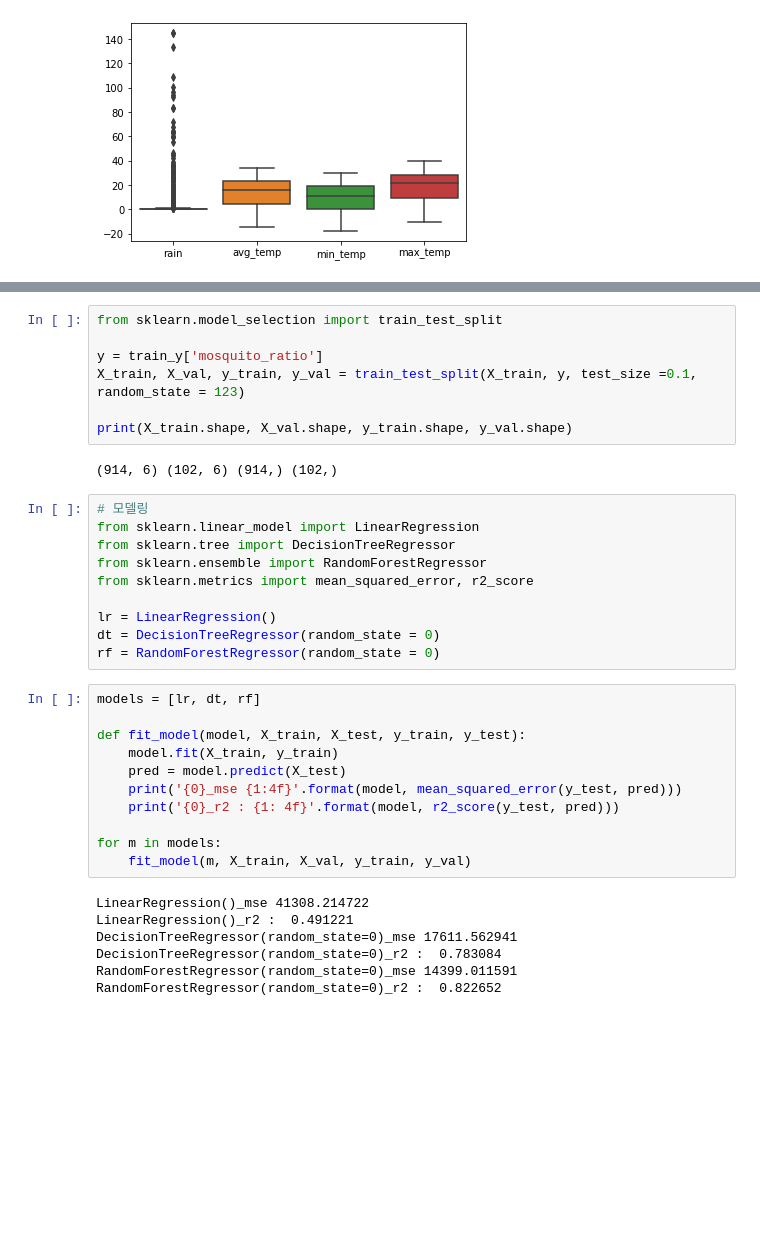
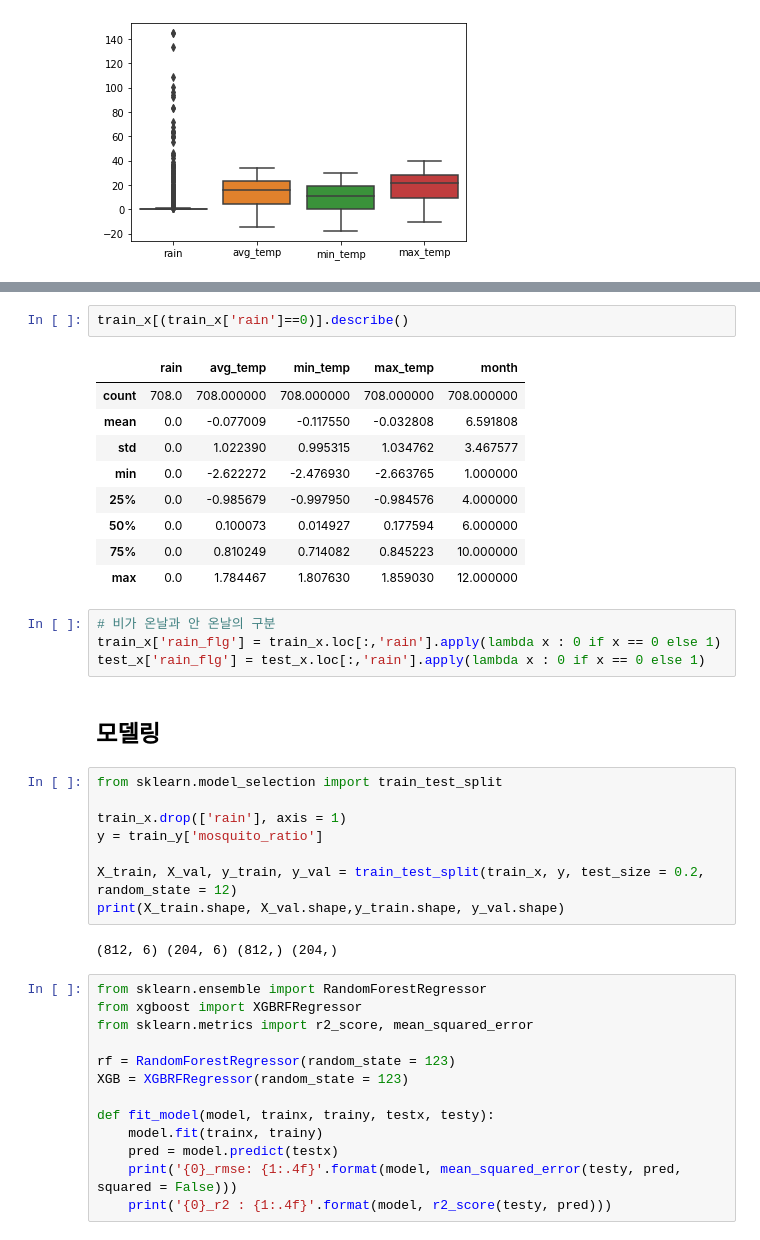
Before and after one commit to Hyeryeong-Cho/TIL, a Jupyter notebook: ML/빅분기실기_서울시모기발생상황지표_210617.ipynb, the cells around one changed output, grey strips where cells are left out. Saved outputs shown, nothing was run; the diff lists cells and outputs as text; blank space fills up the shorter version.

```diff
--- a/ML/빅분기실기_서울시모기발생상황지표_210617.ipynb
+++ b/ML/빅분기실기_서울시모기발생상황지표_210617.ipynb
@@ -119,37 +124,41 @@ X_test = scaler.transform(scaled_test)
+# %%
+train_x[(train_x['rain']==0)].describe()
+# %% [output]
+|  | rain | avg_temp | min_temp | max_temp | month |
+| count | 708.0 | 708.000000 | 708.000000 | 708.000000 | 708.000000 |
+| mean | 0.0 | -0.077009 | -0.117550 | -0.032808 | 6.591808 |
+| std | 0.0 | 1.022390 | 0.995315 | 1.034762 | 3.467577 |
+| min | 0.0 | -2.622272 | -2.476930 | -2.663765 | 1.000000 |
+| 25% | 0.0 | -0.985679 | -0.997950 | -0.984576 | 4.000000 |
+| 50% | 0.0 | 0.100073 | 0.014927 | 0.177594 | 6.000000 |
+| 75% | 0.0 | 0.810249 | 0.714082 | 0.845223 | 10.000000 |
+| max | 0.0 | 1.784467 | 1.807630 | 1.859030 | 12.000000 |
+# %%
+# 비가 온날과 안 온날의 구분
+train_x['rain_flg'] = train_x.loc[:,'rain'].apply(lambda x : 0 if x == 0 else 1)
+test_x['rain_flg'] = test_x.loc[:,'rain'].apply(lambda x : 0 if x == 0 else 1)
+# %% [markdown]
+## 모델링
 # %%
 from sklearn.model_selection import train_test_split
 
+train_x.drop(['rain'], axis = 1)
 y = train_y['mosquito_ratio']
-X_train, X_val, y_train, y_val = train_test_split(X_train, y, test_size =0.1, random_state = 123)
 
-print(X_train.shape, X_val.shape, y_train.shape, y_val.shape)
+X_train, X_val, y_train, y_val = train_test_split(train_x, y, test_size = 0.2, random_state = 12)
+print(X_train.shape, X_val.shape,y_train.shape, y_val.shape)
 # %% [output]
-(914, 6) (102, 6) (914,) (102,)
+(812, 6) (204, 6) (812,) (204,)
-# %%
-# 모델링
-from sklearn.linear_model import LinearRegression
-from sklearn.tree import DecisionTreeRegressor
-from sklearn.ensemble import RandomForestRegressor
-from sklearn.metrics import mean_squared_error, r2_score
-
-lr = LinearRegression()
-dt = DecisionTreeRegressor(random_state = 0)
-rf = RandomForestRegressor(random_state = 0)
 # %%
-models = [lr, dt, rf]
+from sklearn.ensemble import RandomForestRegressor
+from xgboost import XGBRFRegressor
+from sklearn.metrics import r2_score, mean_squared_error
 
-def fit_model(model, X_train, X_test, y_train, y_test):
-    model.fit(X_train, y_train)
-    pred = model.predict(X_test)
-    print('{0}_mse {1:4f}'.format(model, mean_squared_error(y_test, pred)))
-    print('{0}_r2 : {1: 4f}'.format(model, r2_score(y_test, pred)))
+rf = RandomForestRegressor(random_state = 123)
+XGB = XGBRFRegressor(random_state = 123)
 
-for m in models:
-    fit_model(m, X_train, X_val, y_train, y_val)
+def fit_model(model, trainx, trainy, testx, testy):
+    model.fit(trainx, trainy)
+    pred = model.predict(testx)
+    print('{0}_rmse: {1:.4f}'.format(model, mean_squared_error(testy, pred, squared = False)))
+    print('{0}_r2 : {1:.4f}'.format(model, r2_score(testy, pred)))
-# %% [output]
-LinearRegression()_mse 41308.214722
-LinearRegression()_r2 :  0.491221
-DecisionTreeRegressor(random_state=0)_mse 17611.562941
-DecisionTreeRegressor(random_state=0)_r2 :  0.783084
-RandomForestRegressor(random_state=0)_mse 14399.011591
-RandomForestRegressor(random_state=0)_r2 :  0.822652
```
Also changed, not shown: parts of 18 cells of this notebook, 1 other file.
